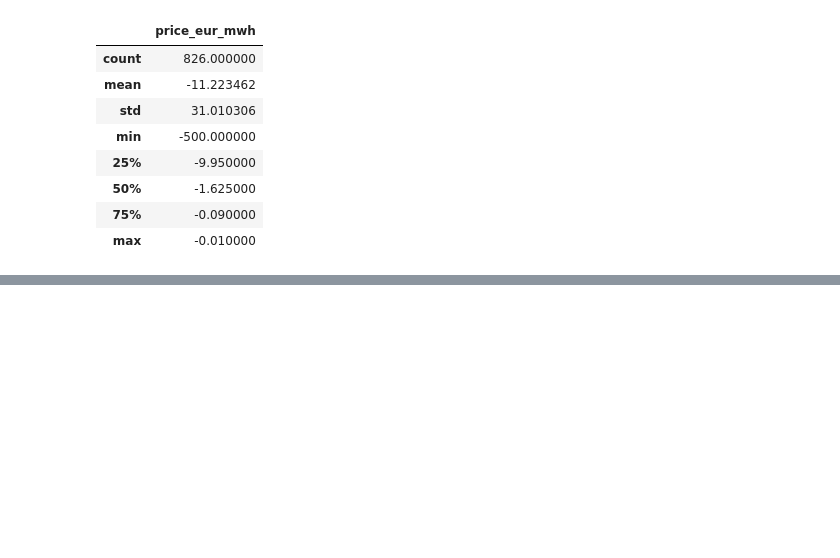
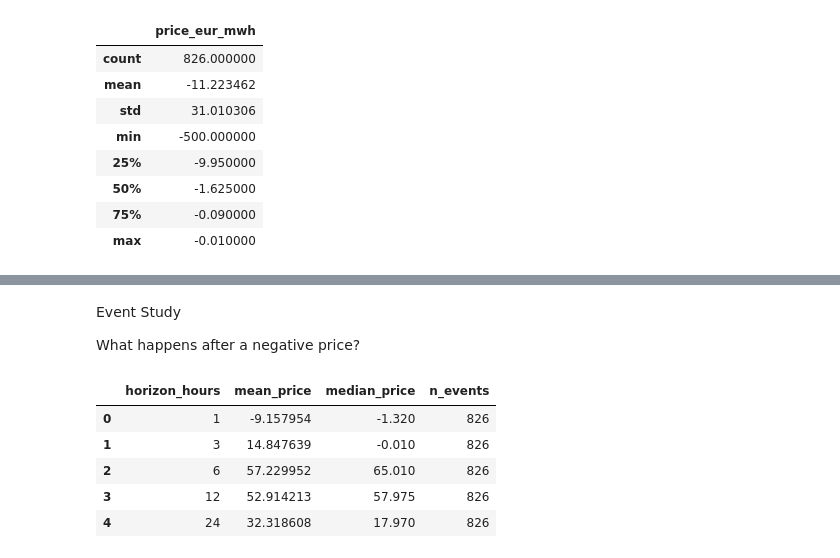
Before and after one commit to 1412richa/de-power-price-analysis, a Jupyter notebook: notebooks/explore_prices.ipynb, the cells around one changed output, grey strips where cells are left out. Saved outputs shown, nothing was run; the diff lists cells and outputs as text; code cells hidden in the pictures; blank space fills up the shorter version.

```diff
--- a/notebooks/explore_prices.ipynb
+++ b/notebooks/explore_prices.ipynb
@@ -60,0 +69,30 @@ df[df['price_eur_mwh'] < 0].describe()
+# %% [markdown]
+Event Study
+
+What happens after a negative price?
+# %%
+horizons = [1, 3, 6, 12, 24]
+neg_times = df[df["price_eur_mwh"] < 0].index
+
+results = {h: [] for h in horizons}
+
+for t in neg_times:
+    for h in horizons:
+        future_t = t + pd.Timedelta(hours=h)
+        if future_t in df.index:
+            results[h].append(df.loc[future_t, "price_eur_mwh"])
+
+summary = pd.DataFrame({
+    "horizon_hours": horizons,
+    "mean_price": [pd.Series(results[h]).mean() for h in horizons],
+    "median_price": [pd.Series(results[h]).median() for h in horizons],
+    "n_events": [len(results[h]) for h in horizons],
+})
+summary
+# %% [output]
+|  | horizon_hours | mean_price | median_price | n_events |
+| 0 | 1 | -9.157954 | -1.320 | 826 |
+| 1 | 3 | 14.847639 | -0.010 | 826 |
+| 2 | 6 | 57.229952 | 65.010 | 826 |
+| 3 | 12 | 52.914213 | 57.975 | 826 |
+| 4 | 24 | 32.318608 | 17.970 | 826 |
```
Also changed, not shown: parts of 4 cells of this notebook, 1 other file.
